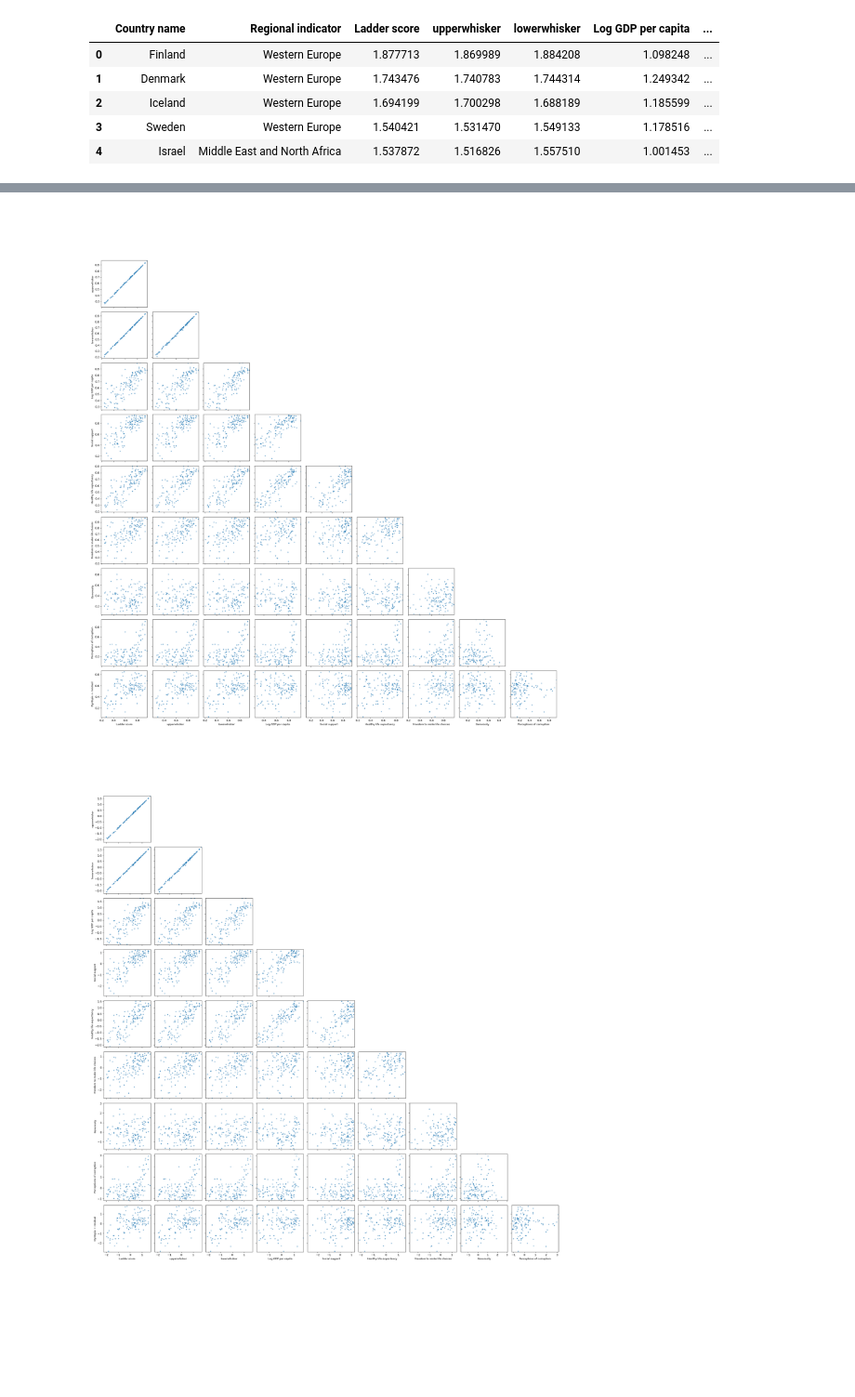
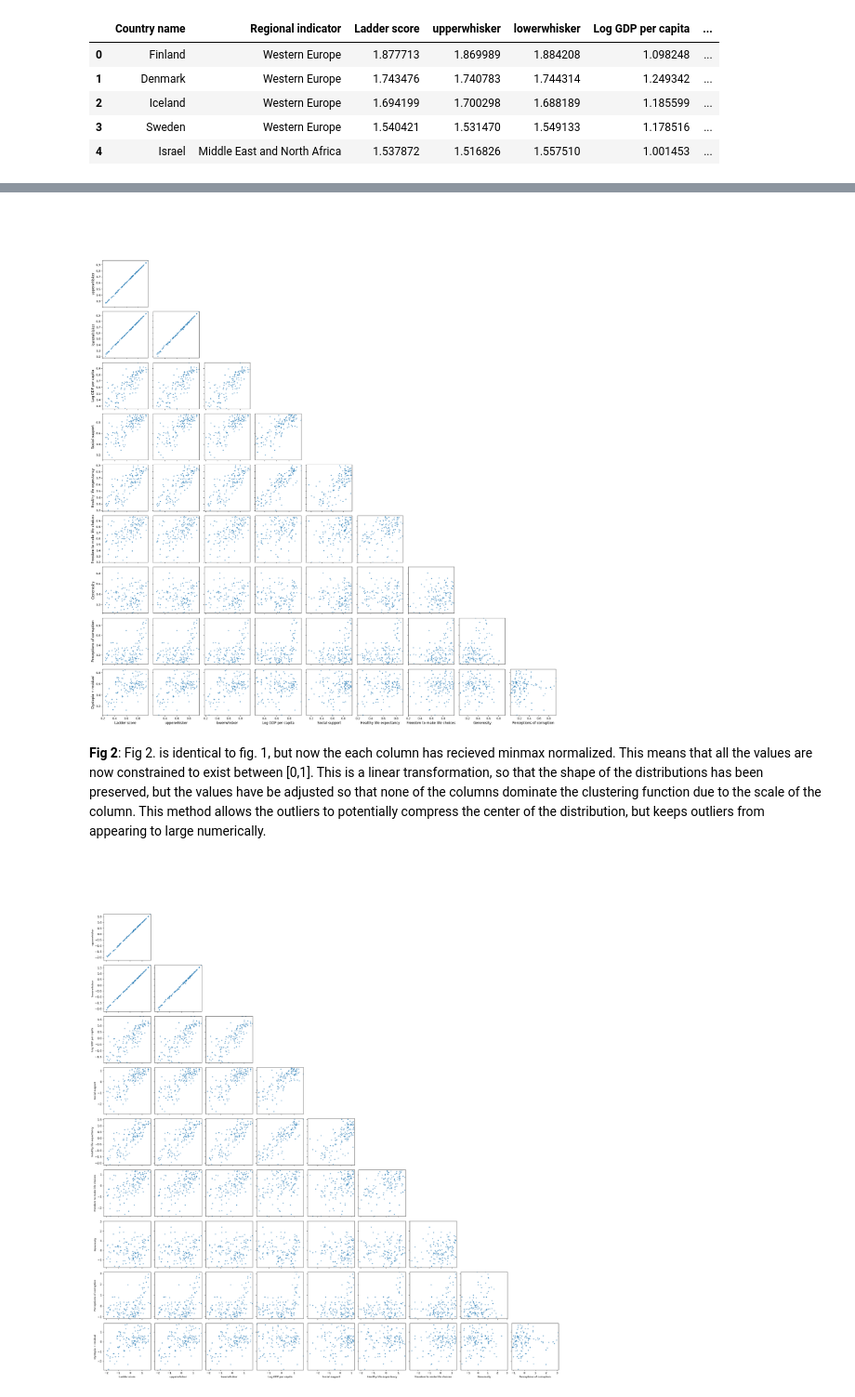
Before and after one commit to Ajb2307/DSPS_ABaldelli, a Jupyter notebook: HW7/HW7.ipynb, the cells around one changed output, grey strips where cells are left out. Shown at 93% size. Drawn from its saved outputs; the diff is of its cells as text; code cells hidden in the pictures; blank space fills up the shorter version.

```diff
--- a/HW7/HW7.ipynb
+++ b/HW7/HW7.ipynb
@@ -164,11 +164,11 @@ for i in range(k):
 
 
         if i == k-1:
-            ax.set_xlabel(valid_cols[j], fontsize=9)
+            ax.set_xlabel(valid_cols[j], fontsize=12)
         else:
             ax.set_xticklabels([])
         if j == 0:
-            ax.set_ylabel(valid_cols[i], fontsize=9)
+            ax.set_ylabel(valid_cols[i], fontsize=12)
         else:
             ax.set_yticklabels([])
 
@@ -213,36 +215,38 @@ for i in range(k):
         x = df_num[valid_cols[j]].to_numpy()
         y = df_num[valid_cols[i]].to_numpy()
         m = np.isfinite(x) & np.isfinite(y)
 
         if m.sum() > 0:
             xx, yy = x[m], y[m]
 
             try:
                 x1, x99 = np.nanpercentile(xx, [1, 99])
                 y1, y99 = np.nanpercentile(yy, [1, 99])
                 if np.isfinite(x1) and np.isfinite(x99) and x1 < x99:
                     ax.set_xlim(x1, x99)
                 if np.isfinite(y1) and np.isfinite(y99) and y1 < y99:
                     ax.set_ylim(y1, y99)
             except Exception:
                 pass
 
             ax.scatter(xx, yy, s=6, alpha=0.6)
 
 
         if i == k-1:
-            ax.set_xlabel(valid_cols[j], fontsize=9)
+            ax.set_xlabel(valid_cols[j], fontsize=12)
         else:
             ax.set_xticklabels([])
         if j == 0:
-            ax.set_ylabel(valid_cols[i], fontsize=9)
+            ax.set_ylabel(valid_cols[i], fontsize=12)
         else:
             ax.set_yticklabels([])
 
 plt.tight_layout()
 plt.show()
 # %% [output]
-[figure, old version]
+[figure, new version]
+# %% [markdown]
+**Fig 2**: Fig 2. is identical to fig. 1, but now the each column has recieved minmax normalized. This means that all the values are now constrained to exist between [0,1]. This is a linear transformation, so that the shape of the distributions has been preserved, but the values have be adjusted so that none of the columns dominate the clustering function due to the scale of the column. This method allows the outliers to potentially compress the center of the distribution, but keeps outliers from appearing to large numerically.
 # %%
 df_use = report_standard
 
```
Also changed, not shown: parts of 10 cells of this notebook.
